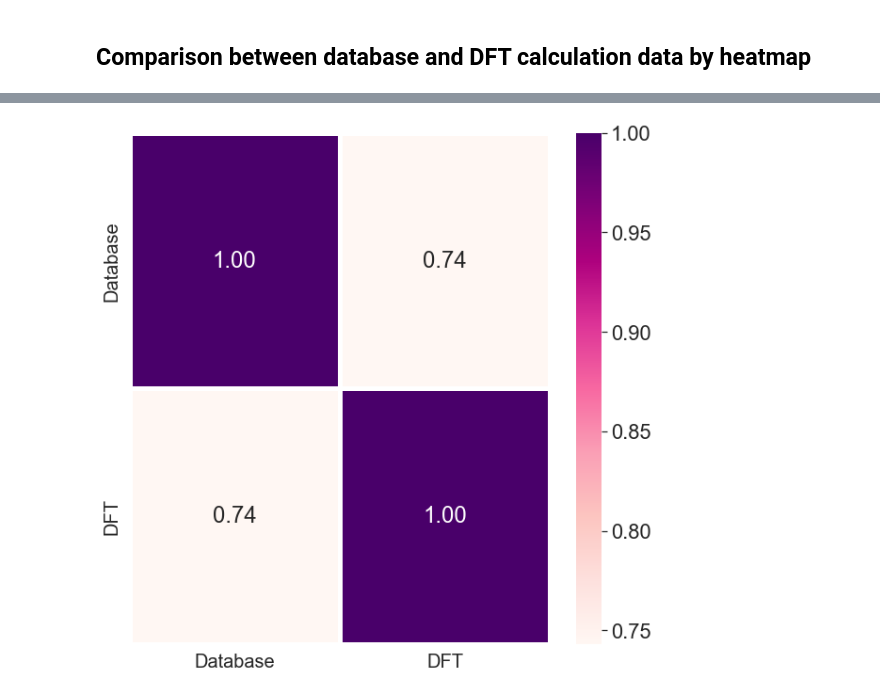
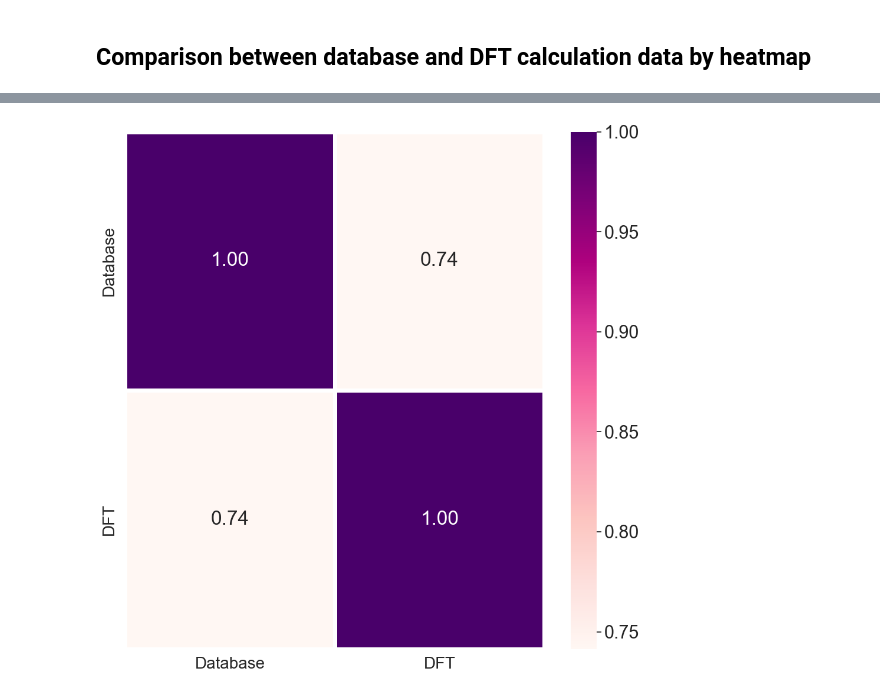
Before and after one commit to WMD-group/PyTASER, a Jupyter notebook: examples/PyTASER_example.ipynb, the cells around one changed output, grey strips where cells are left out. Cells and saved outputs as stored; diff of their text form; code cells hidden in the pictures.

```diff
--- a/examples/PyTASER_example.ipynb
+++ b/examples/PyTASER_example.ipynb
@@ -182,18 +194,19 @@ data.head()
 # %%
 import matplotlib.pyplot as plt
 import seaborn as sns
-#Gernerate heatmap
+
+# Generate heatmap
 tas = pd.read_csv('tas.csv', index_col=0)
 matrix = tas.T.corr()
 matrix = matrix[abs(matrix)>=0.01]
 
 sns.heatmap(matrix, annot=True, fmt='.2f', linewidths=5, cmap='RdPu')
 sns.set(rc = {'figure.figsize':(10,10)},font_scale = 2)
 plt.xlabel('', fontsize=14)
 plt.ylabel('', fontsize=14)
 plt.yticks(fontsize=20)
 plt.xticks(fontsize=20)
-plt.tight_layout
+plt.tight_layout()
 plt.show()
 # %% [output]
-[figure, old version]
+[figure, new version]
```
Also changed, not shown: parts of 16 cells of this notebook.
